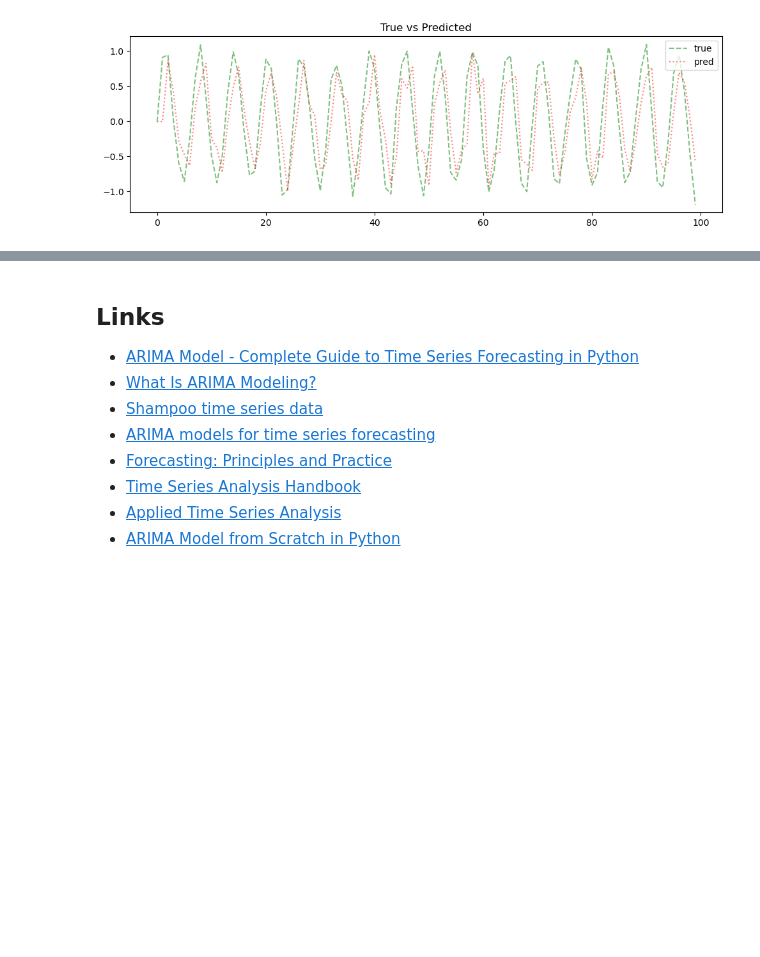
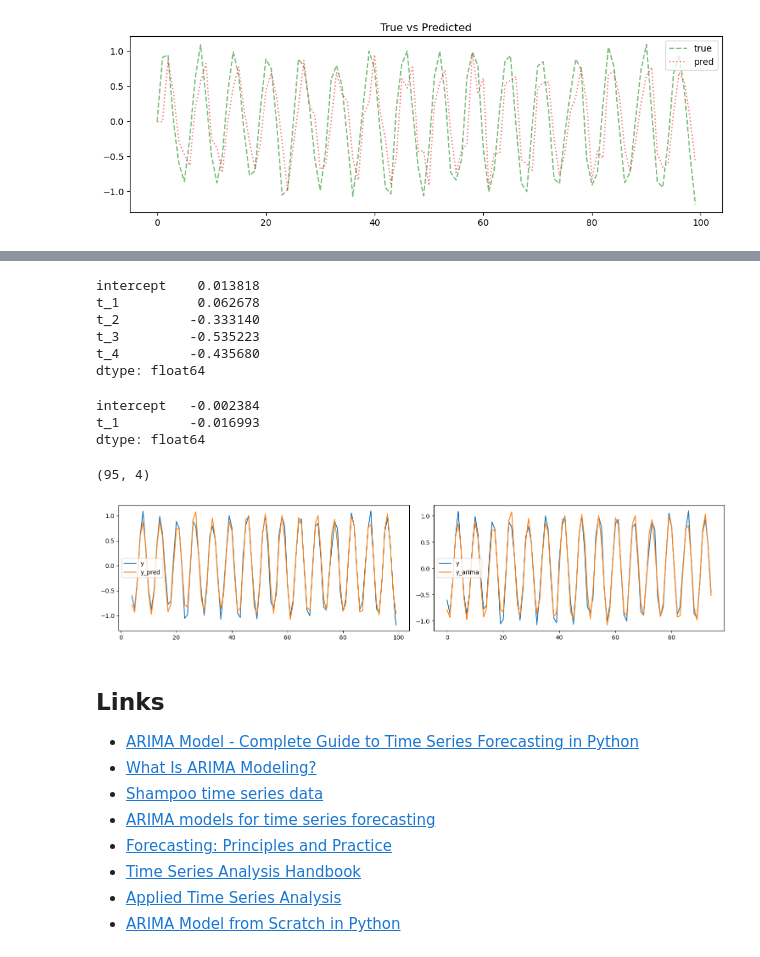
Before and after one commit to oneoffcoder/books, a Jupyter notebook: sphinx/datascience/source/arima.ipynb, the cells around one changed output, grey strips where cells are left out. Cells and saved outputs as stored; diff of their text form; code cells hidden in the pictures; blank space fills up the shorter version.

```diff
--- a/sphinx/datascience/source/arima.ipynb
+++ b/sphinx/datascience/source/arima.ipynb
@@ -296,0 +306,6 @@ pd.Series(y_pred).plot()
+# %%
+ma_df = pd.DataFrame([do_ma(r, q) for q in range(1, 10)]) \
+    .sort_values(['mae']) \
+    .reset_index(drop=True)
+
+ma_df
@@ -297,3 +323,51 @@ pd.Series(y_pred).plot()
+# %%
+get_parameters(ar_df.iloc[0]['model'])
+# %% [output]
+intercept    0.013818
+t_1          0.062678
+t_2         -0.333140
+t_3         -0.535223
+t_4         -0.435680
+dtype: float64
+# %%
+get_parameters(ma_df.iloc[0]['model'])
+# %% [output]
+intercept   -0.002384
+t_1         -0.016993
+dtype: float64
+# %%
+r_ma = pd.concat([
+        ma_df.iloc[0]['df_tr'],
+        ma_df.iloc[0]['df_te']
+    ]) \
+    .assign(r=lambda d: d['y'] - d['y_pred']) \
+    .reset_index(drop=True)
+
+r_ma.shape
+# %% [output]
+(95, 4)
+# %%
+fig, ax = plt.subplots(1, 2, figsize=(15, 3.5))
+
+pd.concat([
+    ar_df.iloc[0]['df_tr'],
+    ar_df.iloc[0]['df_te']])[['y', 'y_pred']].plot(ax=ax[0])
+
+pd.concat([
+    ar_df.iloc[0]['df_tr'],
+    ar_df.iloc[0]['df_te']
+]) \
+.reset_index(drop=True)[['y', 'y_pred']] \
+.assign(
+    y_ar=lambda d: d['y_pred'],
+    y_ma=r_ma['y_pred'],
+    y_arima=lambda d: d['y_ar'] + d['y_ma']
+) \
+.dropna()[['y', 'y_arima']].plot(ax=ax[1])
+
+plt.tight_layout()
+# %% [output]
+[figure, added]
 # %% [markdown]
 ## Links
 
```
Also changed, not shown: parts of 11 cells of this notebook.
